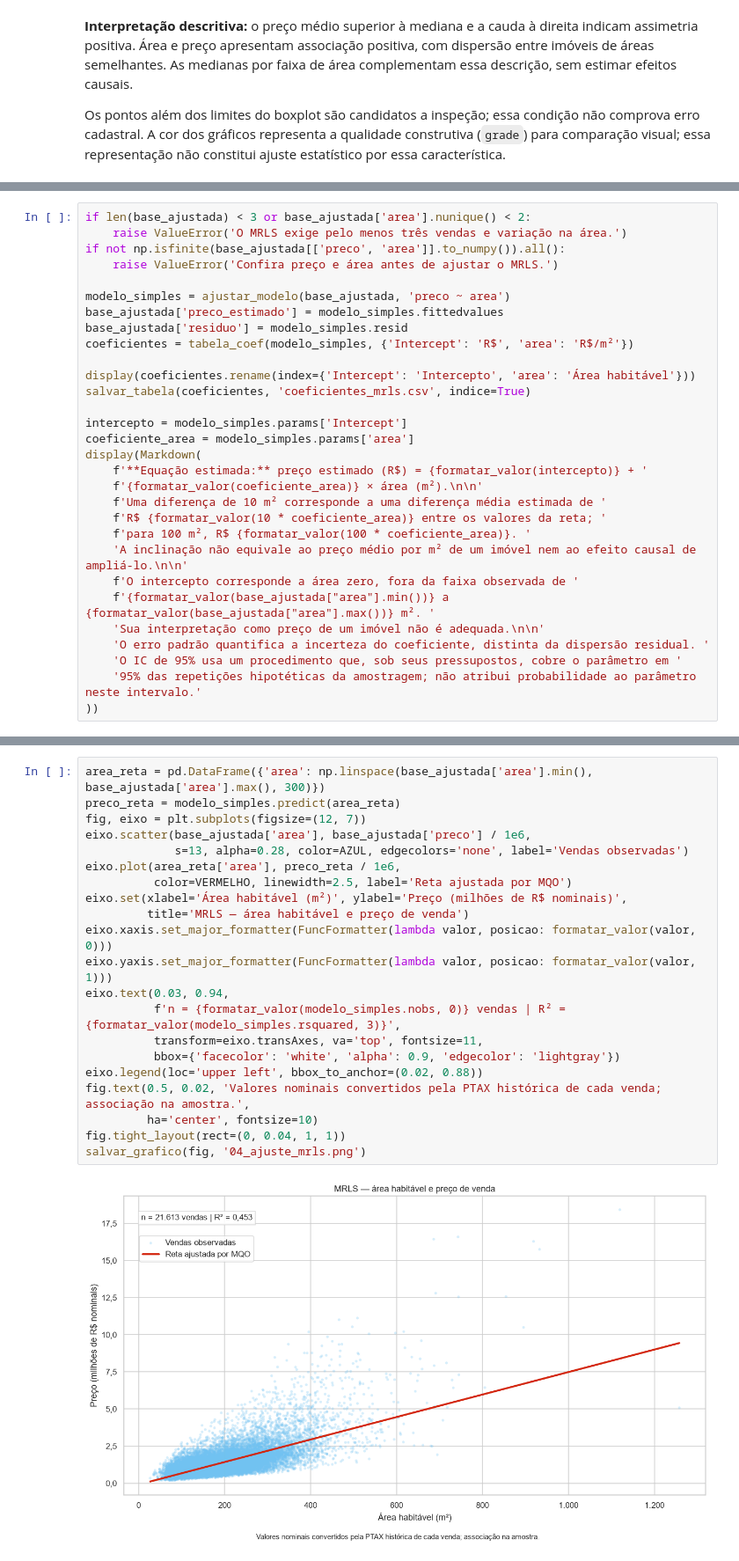
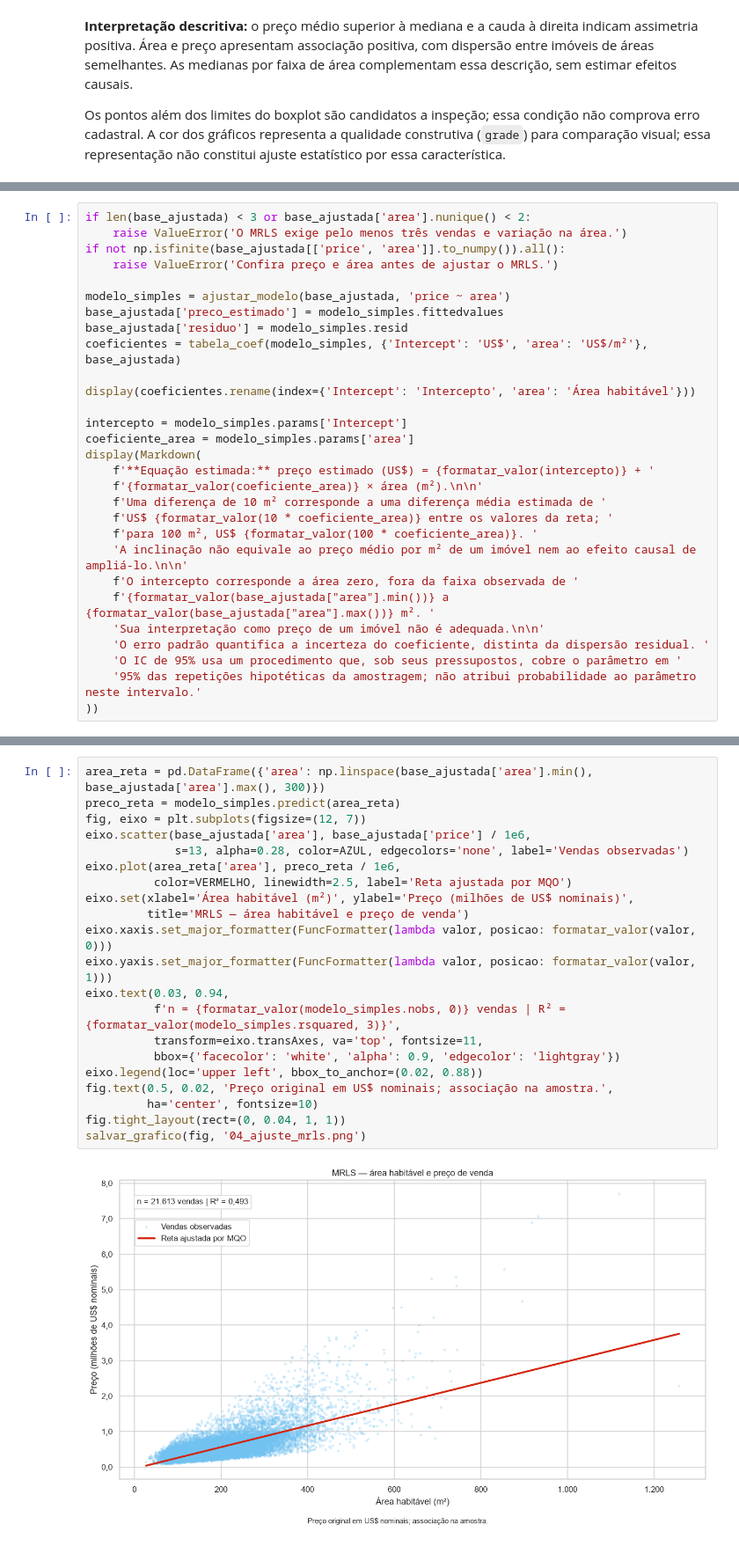
Before and after one commit to igor-xmchaves/analise_house_sales, a Jupyter notebook: house_sales.ipynb, the cells around one changed output, grey strips where cells are left out. Shown at 88% size. Drawn from its saved outputs; the diff is of its cells as text.

```diff
--- a/house_sales.ipynb
+++ b/house_sales.ipynb
@@ -825,25 +813,24 @@ Erros padrão, testes e intervalos utilizam inferência clássica, condicionada
 # %%
 if len(base_ajustada) < 3 or base_ajustada['area'].nunique() < 2:
     raise ValueError('O MRLS exige pelo menos três vendas e variação na área.')
-if not np.isfinite(base_ajustada[['preco', 'area']].to_numpy()).all():
+if not np.isfinite(base_ajustada[['price', 'area']].to_numpy()).all():
     raise ValueError('Confira preço e área antes de ajustar o MRLS.')
 
-modelo_simples = ajustar_modelo(base_ajustada, 'preco ~ area')
+modelo_simples = ajustar_modelo(base_ajustada, 'price ~ area')
 base_ajustada['preco_estimado'] = modelo_simples.fittedvalues
 base_ajustada['residuo'] = modelo_simples.resid
-coeficientes = tabela_coef(modelo_simples, {'Intercept': 'R$', 'area': 'R$/m²'})
+coeficientes = tabela_coef(modelo_simples, {'Intercept': 'US$', 'area': 'US$/m²'}, base_ajustada)
 
 display(coeficientes.rename(index={'Intercept': 'Intercepto', 'area': 'Área habitável'}))
-salvar_tabela(coeficientes, 'coeficientes_mrls.csv', indice=True)
 
 intercepto = modelo_simples.params['Intercept']
 coeficiente_area = modelo_simples.params['area']
 display(Markdown(
-    f'**Equação estimada:** preço estimado (R$) = {formatar_valor(intercepto)} + '
+    f'**Equação estimada:** preço estimado (US$) = {formatar_valor(intercepto)} + '
     f'{formatar_valor(coeficiente_area)} × área (m²).\n\n'
     f'Uma diferença de 10 m² corresponde a uma diferença média estimada de '
-    f'R$ {formatar_valor(10 * coeficiente_area)} entre os valores da reta; '
-    f'para 100 m², R$ {formatar_valor(100 * coeficiente_area)}. '
+    f'US$ {formatar_valor(10 * coeficiente_area)} entre os valores da reta; '
+    f'para 100 m², US$ {formatar_valor(100 * coeficiente_area)}. '
     'A inclinação não equivale ao preço médio por m² de um imóvel nem ao efeito causal de ampliá-lo.\n\n'
     f'O intercepto corresponde a área zero, fora da faixa observada de '
     f'{formatar_valor(base_ajustada["area"].min())} a {formatar_valor(base_ajustada["area"].max())} m². '
@@ -958,26 +921,26 @@ A reta descreve a relação linear estimada. A diferença entre o preço observa
 # %%
 area_reta = pd.DataFrame({'area': np.linspace(base_ajustada['area'].min(), base_ajustada['area'].max(), 300)})
 preco_reta = modelo_simples.predict(area_reta)
 fig, eixo = plt.subplots(figsize=(12, 7))
-eixo.scatter(base_ajustada['area'], base_ajustada['preco'] / 1e6,
+eixo.scatter(base_ajustada['area'], base_ajustada['price'] / 1e6,
              s=13, alpha=0.28, color=AZUL, edgecolors='none', label='Vendas observadas')
 eixo.plot(area_reta['area'], preco_reta / 1e6,
           color=VERMELHO, linewidth=2.5, label='Reta ajustada por MQO')
-eixo.set(xlabel='Área habitável (m²)', ylabel='Preço (milhões de R$ nominais)',
+eixo.set(xlabel='Área habitável (m²)', ylabel='Preço (milhões de US$ nominais)',
          title='MRLS — área habitável e preço de venda')
 eixo.xaxis.set_major_formatter(FuncFormatter(lambda valor, posicao: formatar_valor(valor, 0)))
 eixo.yaxis.set_major_formatter(FuncFormatter(lambda valor, posicao: formatar_valor(valor, 1)))
 eixo.text(0.03, 0.94,
           f'n = {formatar_valor(modelo_simples.nobs, 0)} vendas | R² = {formatar_valor(modelo_simples.rsquared, 3)}',
           transform=eixo.transAxes, va='top', fontsize=11,
           bbox={'facecolor': 'white', 'alpha': 0.9, 'edgecolor': 'lightgray'})
 eixo.legend(loc='upper left', bbox_to_anchor=(0.02, 0.88))
-fig.text(0.5, 0.02, 'Valores nominais convertidos pela PTAX histórica de cada venda; associação na amostra.',
+fig.text(0.5, 0.02, 'Preço original em US$ nominais; associação na amostra.',
          ha='center', fontsize=10)
 fig.tight_layout(rect=(0, 0.04, 1, 1))
 salvar_grafico(fig, '04_ajuste_mrls.png')
 # %% [output]
-[figure, old version]
+[figure, new version]
 # %% [markdown]
 ## 11. Síntese da análise descritiva e do MRLS
 
```
Also changed, not shown: parts of 68 cells of this notebook, 43 other files.
